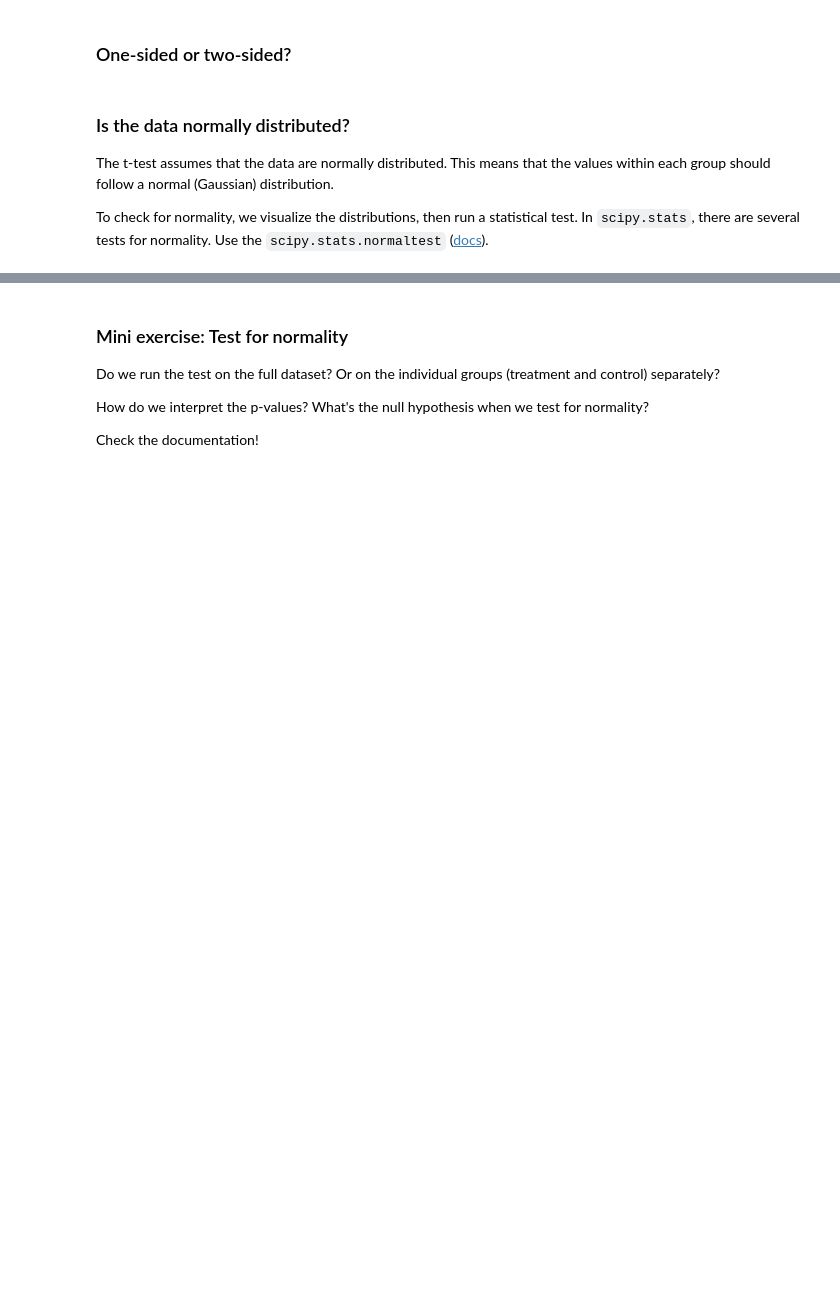
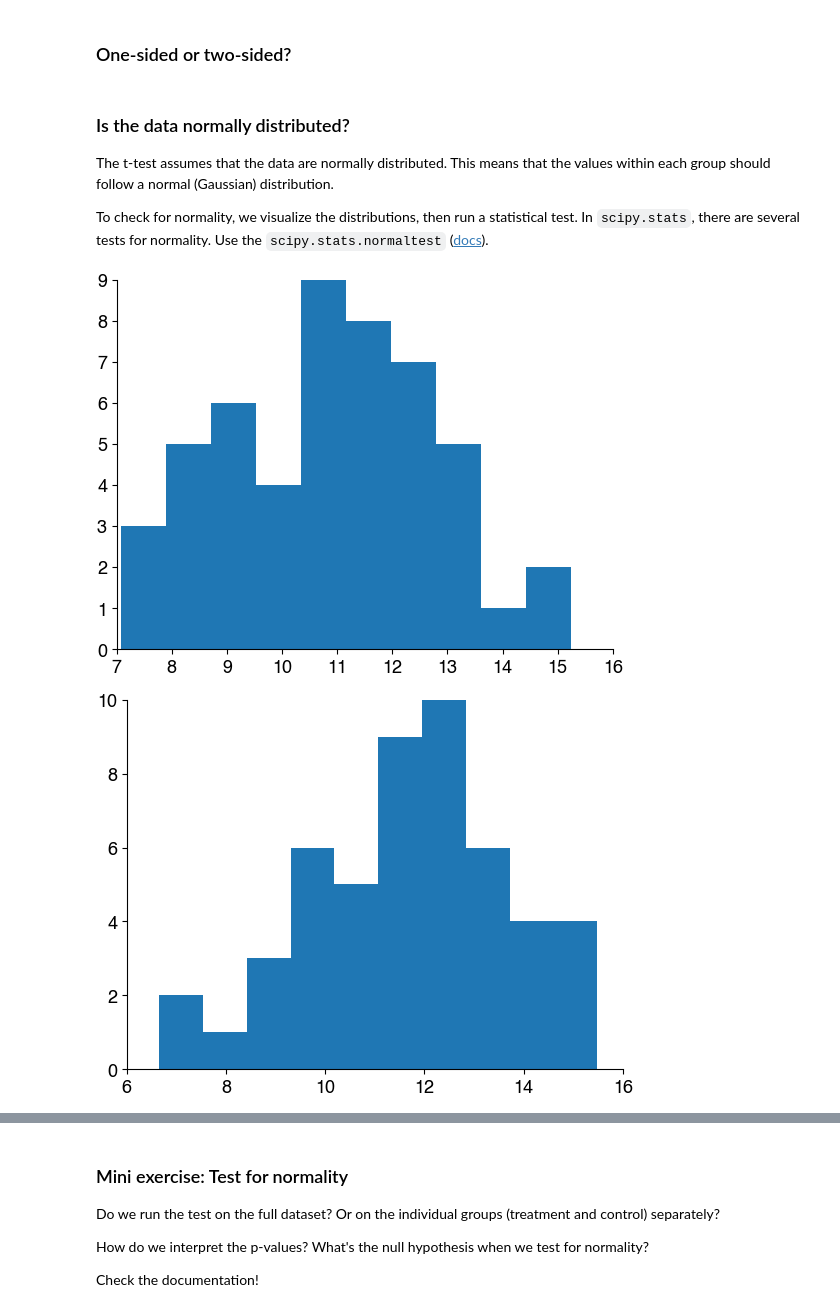
Before and after one commit to janclemenslab/neu715, a Jupyter notebook: docs/_sources/lectures/lecture 5/5.03_inferential_stats.ipynb, the cells around one changed output, grey strips where cells are left out. Saved outputs shown, nothing was run; the diff lists cells and outputs as text; code cells hidden in the pictures; blank space fills up the shorter version.

```diff
--- a/docs/_sources/lectures/lecture 5/5.03_inferential_stats.ipynb
+++ b/docs/_sources/lectures/lecture 5/5.03_inferential_stats.ipynb
@@ -92,0 +141,22 @@ To check for normality, we visualize the distributions, then run a statistical t
+# %%
+ds1 = np.loadtxt('dat/5.03_inferential_stats_design1b.csv', delimiter=',')
+
+control = ds1[ds1[:,1]==0]
+plt.hist(control[:,2])
+plt.show()
+experiment = ds1[ds1[:,1]==1]
+plt.hist(experiment[:,2])
+plt.show()
+
+
+ds1 = np.loadtxt('dat/5.03_inferential_stats_design2b.csv', delimiter=',')
+
+control = ds1[ds1[:,1]==0]
+plt.hist(control[:,2])
+plt.show()
+experiment = ds1[ds1[:,1]==1]
+plt.hist(experiment[:,2])
+plt.show()
+# %% [output]
+[figure, added]
+[figure, added]
```
Also changed, not shown: parts of 12 cells of this notebook, 15 other files.
